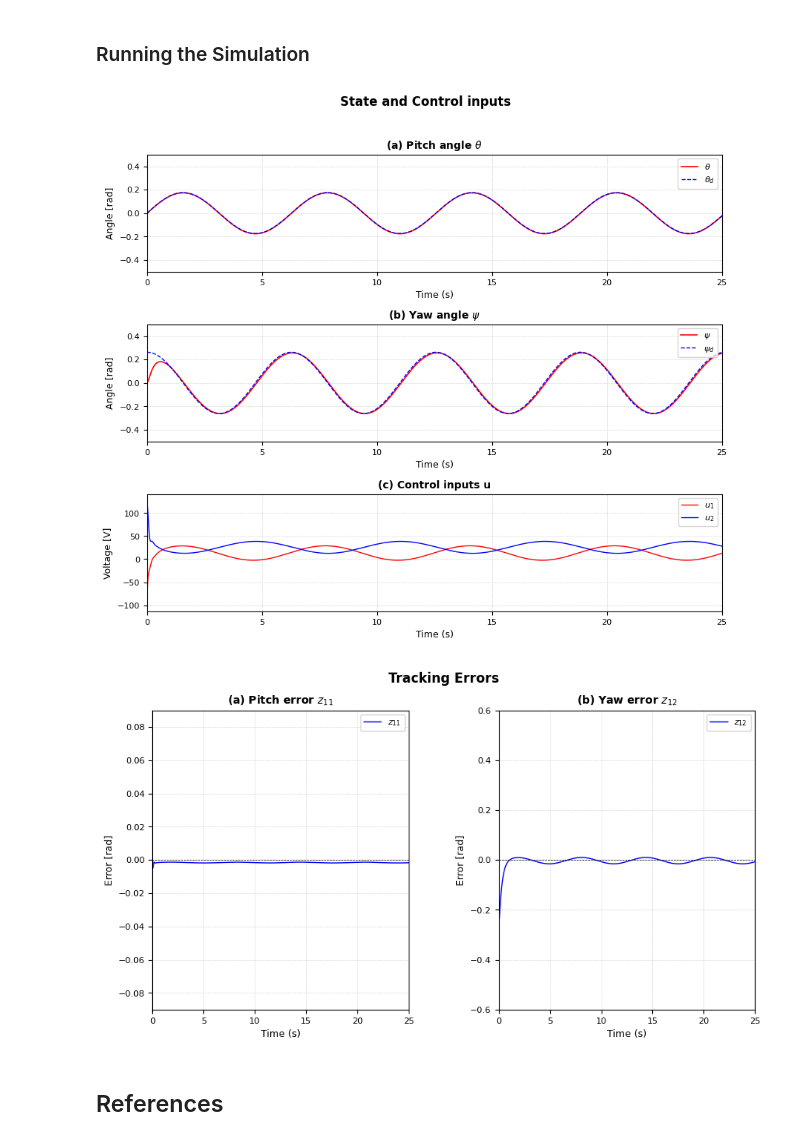
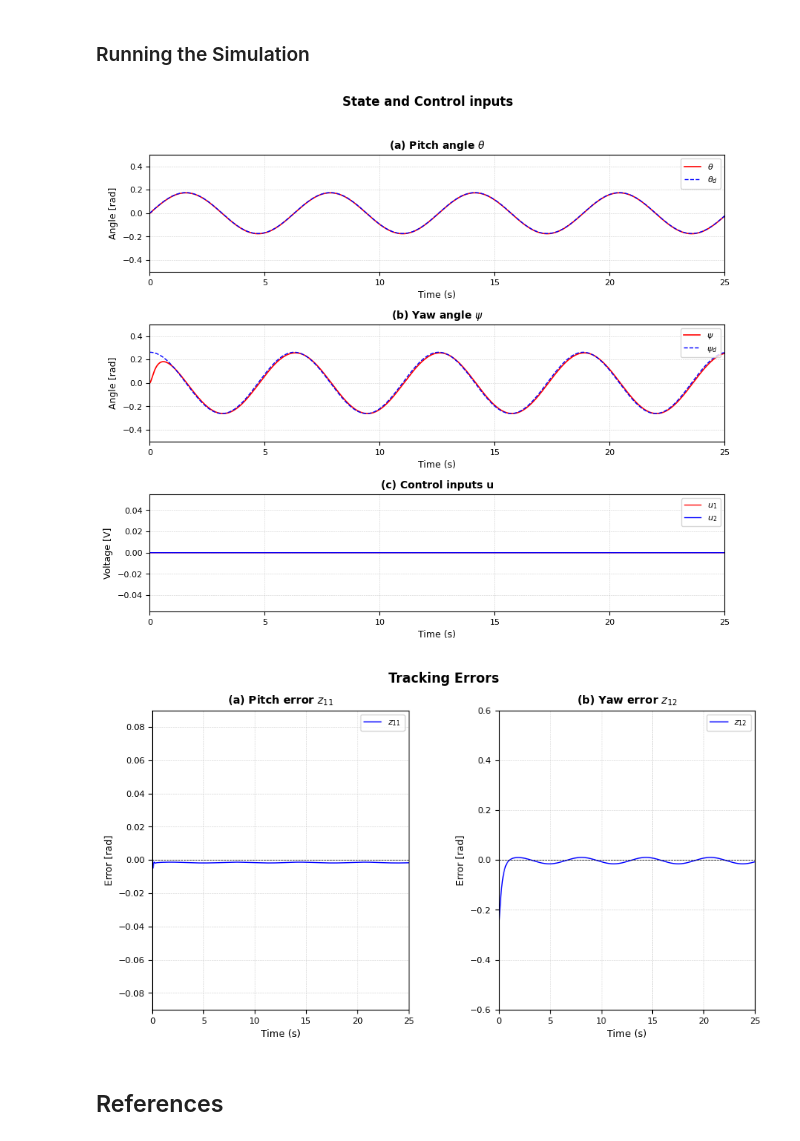
Before and after one commit to grep265/c4dynamics, a Jupyter notebook: docs/source/programs/helicopter_rlc_blf.ipynb, the cells around one changed output. Drawn from its saved outputs; the diff is of its cells as text; code cells hidden in the pictures.

Commit message:
-Define inputs as parameters - Update plotting using input parameters

```diff
--- a/docs/source/programs/helicopter_rlc_blf.ipynb
+++ b/docs/source/programs/helicopter_rlc_blf.ipynb
@@ -72,3 +74,6 @@ heli = c4d.state(theta=theta0, psi=psi0, dtheta=thetadot0, dpsi=psidot0)
+# %%
+heli.Vpitch = 0.0 # [V]
+heli.Vyaw = 0.0 # [V]
 # %% [markdown]
 - Compute helicopter dynamics matrices
 # %%
@@ -339,15 +344,11 @@ def run_rlc(dt: float = 0.001, T: float = 25.0, seed: int = 42):
     Wa = np.zeros((Na, 2))
     u  = np.zeros(2)
 
-    # Store u separately and merge with heli history for plotting.
-    u_log = []
-    t_log = []
-
     # Log initial state
     t = 0.0
     heli.store(t)
-    u_log.append(u.copy())
-    t_log.append(t)
+    heli.storeparams('Vpitch', t=t)
+    heli.storeparams('Vyaw', t=t)
 
     # Main control loop
     N_steps = int(T / dt)
@@ -397,17 +398,16 @@ def run_rlc(dt: float = 0.001, T: float = 25.0, seed: int = 42):
 
         # Log states and inputs
         heli.store(t)
-        u_log.append(u.copy())
-        t_log.append(t)
+        heli.storeparams('Vpitch', t=t)
+        heli.storeparams('Vyaw', t=t)
 
-    return heli, np.array(t_log), np.array(u_log)
+    return heli
 # %% [markdown]
 ## 4.  Results
 # %% [markdown]
 ### Plotting
 # %%
-def plot_results(heli: c4d.state, t_log: np.ndarray, u_log: np.ndarray,
-                 out_tracking: str = None, out_errors: str = None):
+def plot_results(heli: c4d.state, out_tracking: str = None, out_errors: str = None):
 
     t_hist, theta_hist = heli.data('theta')
     _,       psi_hist  = heli.data('psi')
@@ -436,20 +436,20 @@ def plot_results(heli: c4d.state, t_log: np.ndarray, u_log: np.ndarray,
     gs = GridSpec(3, 1, hspace=0.45)
 
     ax = fig1.add_subplot(gs[0])
-    ax.plot(t_hist, theta_hist, 'r-',  lw=1.2, label=r'$	\theta$')
+    ax.plot(*heli.data('theta'), 'r-',  lw=1.2, label=r'$	\theta$')
     ax.plot(t_hist, theta_d,    'b--', lw=1.0, label=r'$	\theta_d$')
     ax.set_ylim(-0.5, 0.5)
     _style(ax, ylabel='Angle [rad]', title=r'(a) Pitch angle $	\theta$')
 
     ax = fig1.add_subplot(gs[1])
-    ax.plot(t_hist, psi_hist, 'r-',  lw=1.2, label=r'$\psi$')
+    ax.plot(*heli.data('psi'), 'r-',  lw=1.2, label=r'$\psi$')
     ax.plot(t_hist, psi_d,    'b--', lw=1.0, label=r'$\psi_d$')
     ax.set_ylim(-0.5, 0.5)
     _style(ax, ylabel='Angle [rad]', title=r'(b) Yaw angle $\psi$')
 
     ax = fig1.add_subplot(gs[2])
-    ax.plot(t_log, u_log[:, 0], 'r-', lw=1.0, label=r'$u_1$')
-    ax.plot(t_log, u_log[:, 1], 'b-', lw=1.0, label=r'$u_2$')
+    ax.plot(*heli.data('Vpitch'), 'r-', lw=1.0, label=r'$u_1$')
+    ax.plot(*heli.data('Vyaw'), 'b-', lw=1.0, label=r'$u_2$')
     _style(ax, ylabel='Voltage [V]', title='(c) Control inputs u')
     plt.show()
 
@@ -476,11 +476,11 @@ def plot_results(heli: c4d.state, t_log: np.ndarray, u_log: np.ndarray,
 # %%
 DT = 0.001    # integration step [s]
 T  = 25.0     # simulation duration [s]
 
-heli, t_log, u_log = run_rlc(dt=DT, T=T, seed=42)
-plot_results(heli, t_log, u_log)
+heli = run_rlc(dt=DT, T=T, seed=42)
+plot_results(heli)
 # %% [output]
-[figure, old version]
+[figure, new version]
 [figure]
 # %% [markdown]
 ## References
```
Also changed, not shown: parts of 2 cells of this notebook.
